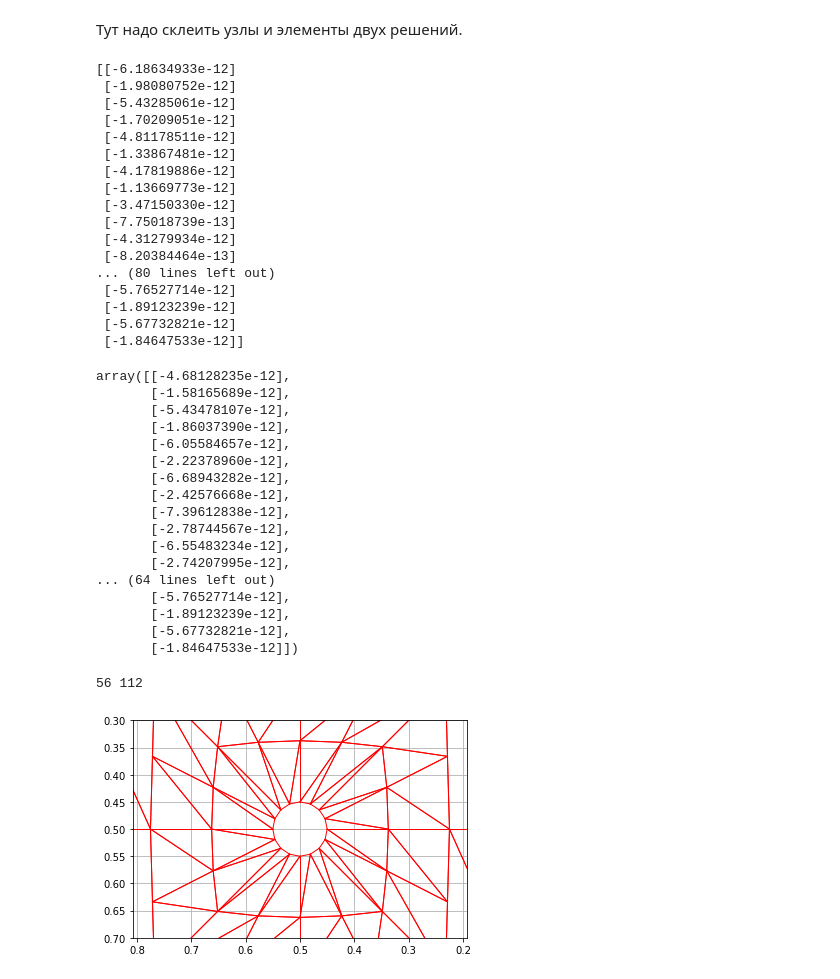
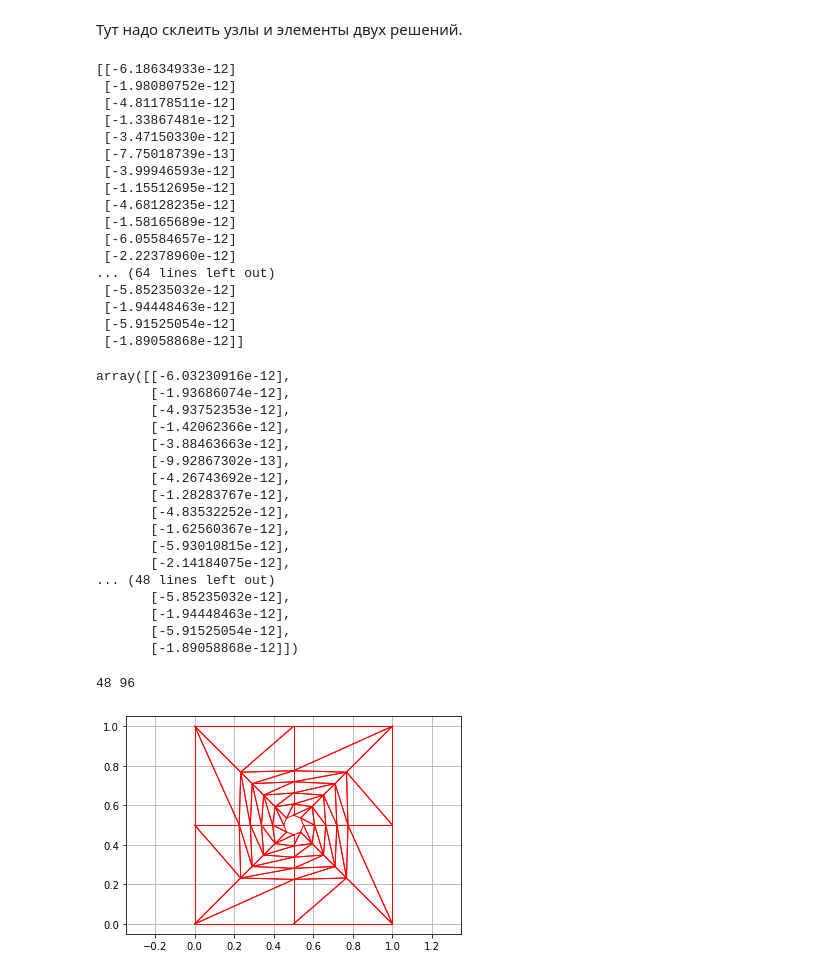
Before and after one commit to Viktorydogger/forFEM, a Jupyter notebook: Новый МКЭ.ipynb, the cells around one changed output. Cells and saved outputs as stored; diff of their text form; code cells hidden in the pictures.

```diff
--- a/Новый МКЭ.ipynb
+++ b/Новый МКЭ.ipynb
@@ -117,8 +117,8 @@ def void_mesh(d1,d2,p,m,R,element_type):
 d1 = 1
 d2 = 1
 p = 2
-p1 = 2
-m1 = 2
+p1 = 1
+m1 = 4
 m = 2
 R = 0.05
 mu = 0.3
@@ -133,13 +133,17 @@ x0, y0 = NL[EL[:,0]-1,0], NL[EL[:,0]-1,1]
 x1, y1 = NL[EL[:,1]-1,0], NL[EL[:,1]-1,1]
 x2, y2 = NL[EL[:,2]-1,0], NL[EL[:,2]-1,1]
 plt.axis('equal')
-#for i in range(len(NL)):
- #plt.annotate(i,xy = (NL[i,0],NL[i,1]))
-plt.xlim([-0.01, 1.01])
-plt.ylim([-0.01, 1.01])
+for i in range(len(NL)):
+    plt.annotate(i,xy = (NL[i,0],NL[i,1]))
+plt.xlim([-0.04, 1.04])
+plt.ylim([-0.04, 1.04])
 plt.plot(np.array([x0,x1]),np.array([y0,y1]),'red',linewidth=1);
 plt.plot(np.array([x1,x2]),np.array([y1,y2]),'red',linewidth=1);
 plt.plot(np.array([x2,x0]),np.array([y2,y0]),'red',linewidth=1);
+count2 = 0
+for j in range(0,len(EL)):
+        plt.annotate(count2,xy = ((NL[EL[j,0]-1,0]+NL[EL[j,1]-1,0]+NL[EL[j,2]-1,0])/3,(NL[EL[j,0]-1,1]+NL[int(EL[j,1])-1,1]+NL[int(EL[j,2])-1,1])/3),c = 'blue')
+        count2 += 1
 plt.grid()
 EL = np.delete(EL,3,1)
 EL = EL - np.ones((EL.shape[0],EL.shape[1]))
@@ -426,41 +430,41 @@ NLfinal = np.delete(NLfinal,ss,axis=0)
 # %% [output]
 [[-6.18634933e-12]
  [-1.98080752e-12]
- [-5.43285061e-12]
- [-1.70209051e-12]
  [-4.81178511e-12]
  [-1.33867481e-12]
- [-4.17819886e-12]
- [-1.13669773e-12]
  [-3.47150330e-12]
  [-7.75018739e-13]
- [-4.31279934e-12]
- [-8.20384464e-13]
-... (80 lines left out)
- [-5.76527714e-12]
- [-1.89123239e-12]
- [-5.67732821e-12]
- [-1.84647533e-12]]
+ [-3.99946593e-12]
+ [-1.15512695e-12]
+ [-4.68128235e-12]
+ [-1.58165689e-12]
+ [-6.05584657e-12]
+ [-2.22378960e-12]
+... (64 lines left out)
+ [-5.85235032e-12]
+ [-1.94448463e-12]
+ [-5.91525054e-12]
+ [-1.89058868e-12]]
 # %%
 Ufin
 # %% [output]
-array([[-4.68128235e-12],
-       [-1.58165689e-12],
-       [-5.43478107e-12],
-       [-1.86037390e-12],
-       [-6.05584657e-12],
-       [-2.22378960e-12],
-       [-6.68943282e-12],
-       [-2.42576668e-12],
-       [-7.39612838e-12],
-       [-2.78744567e-12],
-       [-6.55483234e-12],
-       [-2.74207995e-12],
-... (64 lines left out)
-       [-5.76527714e-12],
-       [-1.89123239e-12],
-       [-5.67732821e-12],
-       [-1.84647533e-12]])
+array([[-6.03230916e-12],
+       [-1.93686074e-12],
+       [-4.93752353e-12],
+       [-1.42062366e-12],
+       [-3.88463663e-12],
+       [-9.92867302e-13],
+       [-4.26743692e-12],
+       [-1.28283767e-12],
+       [-4.83532252e-12],
+       [-1.62560367e-12],
+       [-5.93010815e-12],
+       [-2.14184075e-12],
+... (48 lines left out)
+       [-5.85235032e-12],
+       [-1.94448463e-12],
+       [-5.91525054e-12],
+       [-1.89058868e-12]])
 # %%
 for j in range(len(ELfinal)):
     for k in range(3):
@@ -484,24 +488,24 @@ ELans = ELans.astype(int)
 # %%
 print(len(NLans),len(Uans))
 # %% [output]
-56 112
+48 96
 # %%
 x01, y01 = NLans[ELans[:,0]-1,0], NLans[ELans[:,0]-1,1]
 x11, y11 = NLans[ELans[:,1]-1,0], NLans[ELans[:,1]-1,1]
 x21, y21 = NLans[ELans[:,2]-1,0], NLans[ELans[:,2]-1,1]
 plt.axis('equal')
 #for i in range(len(NLans)):
      #plt.annotate(i,xy = (NLans[i,0],NLans[i,1]))
-plt.xlim([0.7, 0.3])
-plt.ylim([0.7, 0.3])
+#plt.xlim([0.7, 0.3])
+#plt.ylim([0.7, 0.3])
 plt.plot(np.array([x01,x11]),np.array([y01,y11]),'red',linewidth=1);
 plt.plot(np.array([x11,x21]),np.array([y11,y21]),'red',linewidth=1);
 plt.plot(np.array([x21,x01]),np.array([y21,y01]),'red',linewidth=1);
 plt.grid()
 ELans = ELans - np.ones((ELans.shape[0],ELans.shape[1]))
 ELans = ELans.astype(int)
 # %% [output]
-[figure, old version]
+[figure, new version]
 # %%
 
 lnap = np.matrix([-1,-1,-1])
```
Also changed, not shown: parts of 6 cells of this notebook, 3 other files.
